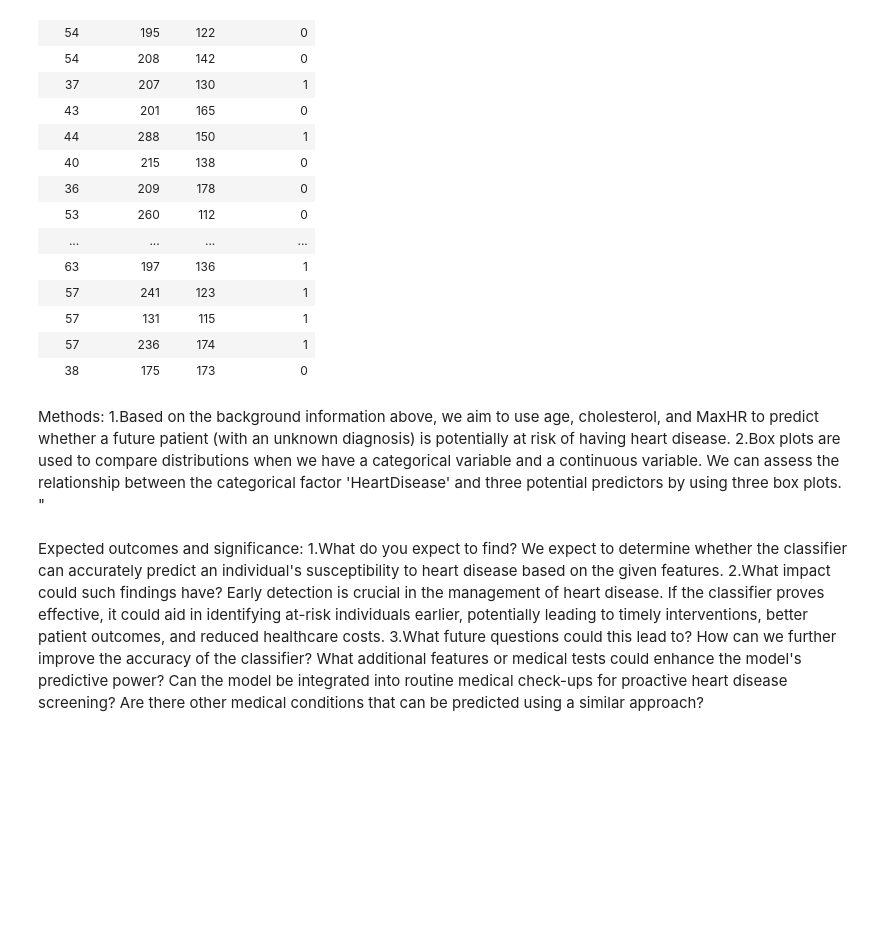
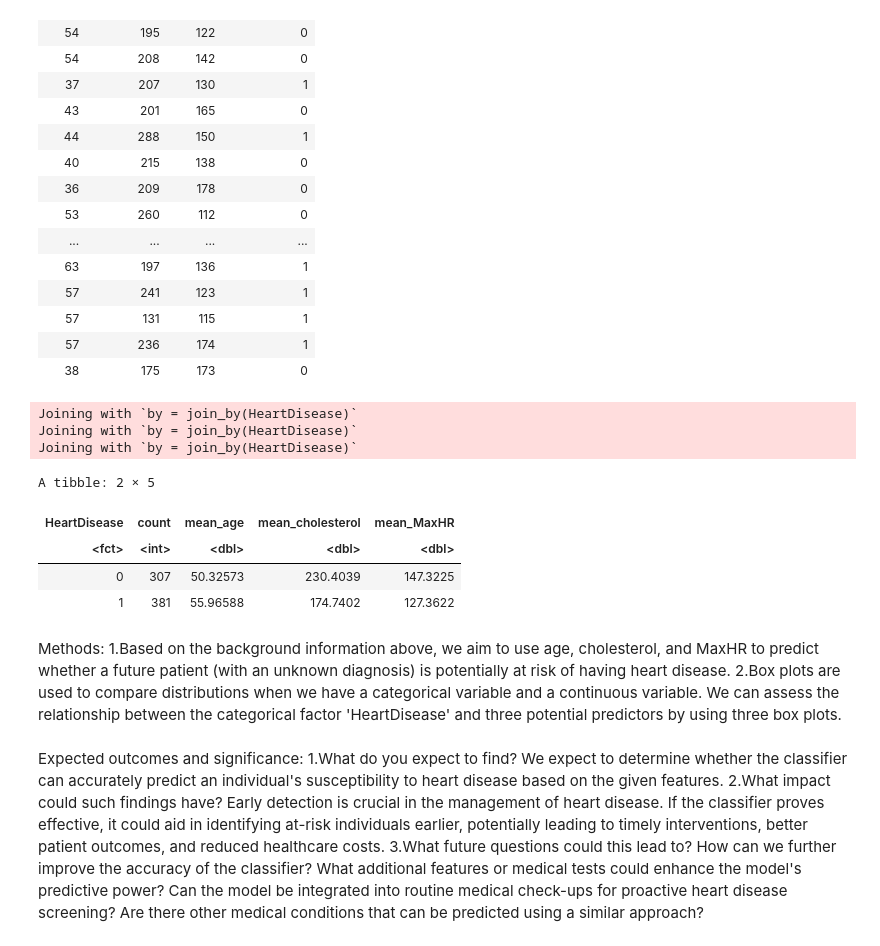
Before and after one commit to Miranayy/DSCI100_009_019, a Jupyter notebook: HeartDisease.ipynb, the cells around one changed output. Cells and saved outputs as stored; diff of their text form; code cells hidden in the pictures; blank space fills up the shorter version.

```diff
--- a/HeartDisease.ipynb
+++ b/HeartDisease.ipynb
@@ -173,10 +173,26 @@ A tibble: 230 × 4
 | 57 | 131 | 115 | 1 |
 | 57 | 236 | 174 | 1 |
 | 38 | 175 | 173 | 0 |
+# %%
+stat_age<-heart_new_training|>group_by(HeartDisease)|>summarize(mean_age=mean(Age))
+stat_cholesterol<-heart_new_training|>group_by(HeartDisease)|>summarize(mean_cholesterol=mean(Cholesterol))
+stat_MaxHR<-heart_new_training|>group_by(HeartDisease)|>summarize(mean_MaxHR=mean(MaxHR))
+stat_training<-heart_new_training|>group_by(HeartDisease)|>summarize(count=n())|>
+    inner_join(stat_age)|>inner_join(stat_cholesterol)|>inner_join(stat_MaxHR)
+stat_training
+# %% [output]
+Joining with `by = join_by(HeartDisease)`
+Joining with `by = join_by(HeartDisease)`
+Joining with `by = join_by(HeartDisease)`
+A tibble: 2 × 5
+| HeartDisease | count | mean_age | mean_cholesterol | mean_MaxHR |
+| <fct> | <int> | <dbl> | <dbl> | <dbl> |
+| 0 | 307 | 50.32573 | 230.4039 | 147.3225 |
+| 1 | 381 | 55.96588 | 174.7402 | 127.3622 |
 # %% [markdown]
 Methods:
 1.Based on the background information above, we aim to use age, cholesterol, and MaxHR to predict whether a future patient (with an unknown diagnosis) is potentially at risk of having heart disease.
-2.Box plots are used to compare distributions when we have a categorical variable and a continuous variable. We can assess the relationship between the categorical factor 'HeartDisease' and three potential predictors by using three box plots. "
+2.Box plots are used to compare distributions when we have a categorical variable and a continuous variable. We can assess the relationship between the categorical factor 'HeartDisease' and three potential predictors by using three box plots.
 # %% [markdown]
 Expected outcomes and significance:
 1.What do you expect to find?
```
Also changed, not shown: parts of 1 cell of this notebook.
